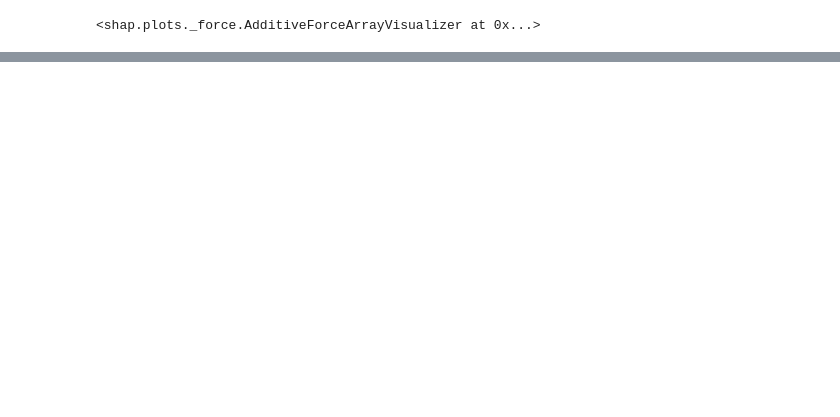
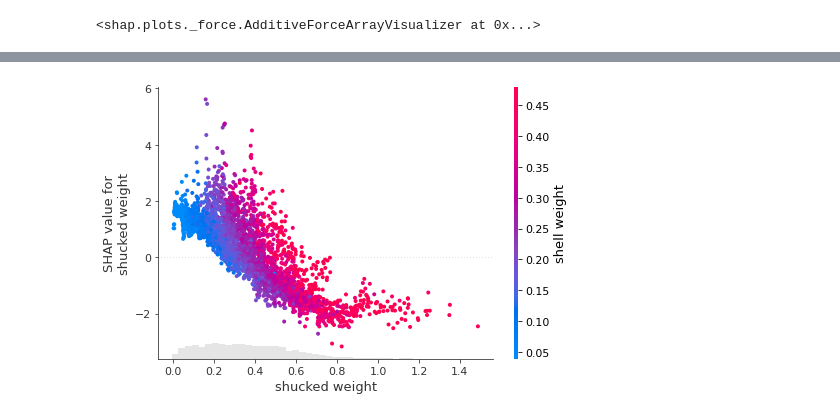
Before and after one commit to conorosully/medium-articles, a Jupyter notebook: src/shap_tutorial.ipynb, the cells around one changed output, grey strips where cells are left out. Drawn from its saved outputs; the diff is of its cells as text; code cells hidden in the pictures; blank space fills up the shorter version.

```diff
--- a/src/shap_tutorial.ipynb
+++ b/src/shap_tutorial.ipynb
@@ -140,0 +202,4 @@ shap.plots.force(shap_values[0:100])
+# %%
+shap.plots.scatter(shap_values[:,"shucked weight"],color=shap_values[:,"shell weight"])
+# %% [output]
+[figure, added]
```
Also changed, not shown: parts of 32 cells of this notebook.
